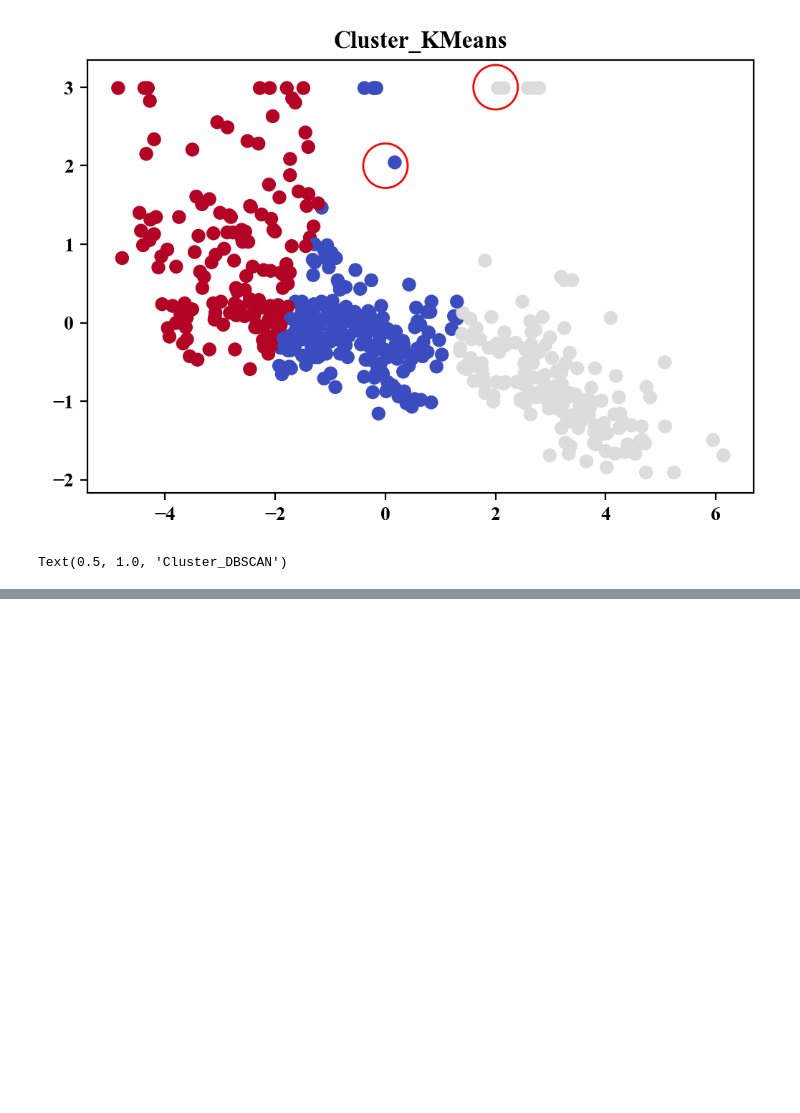
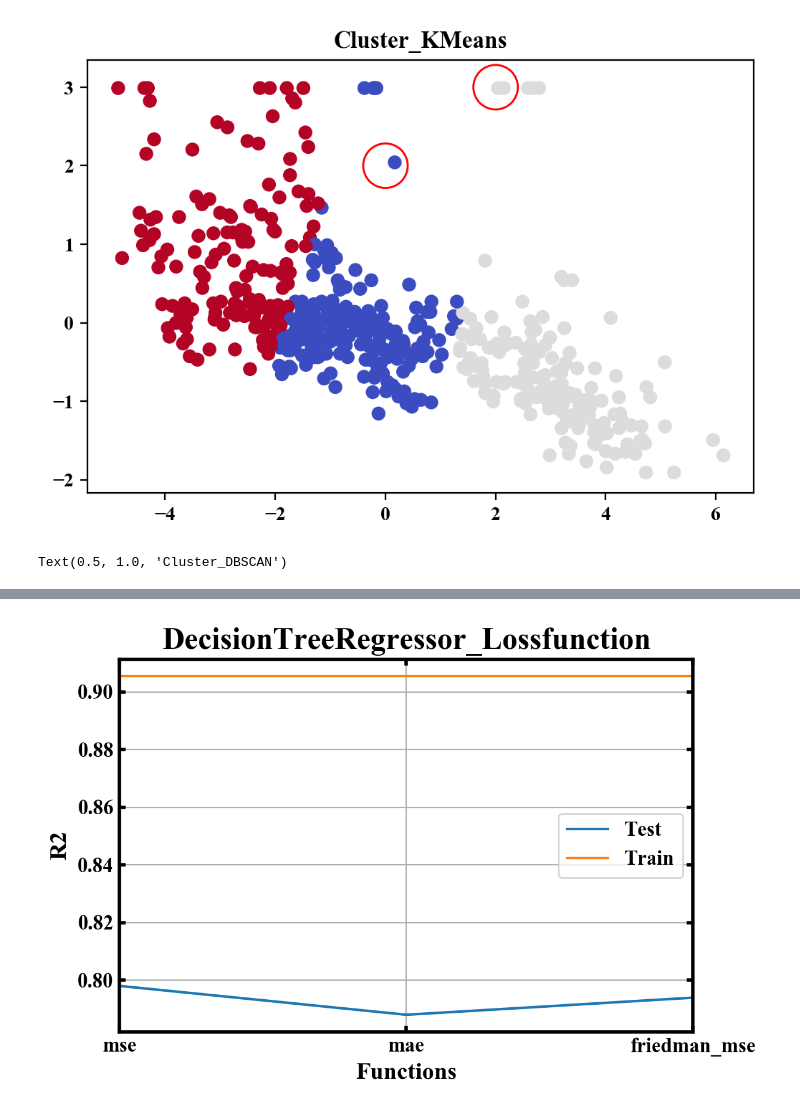
Before and after one commit to Time-Magic/Traning_code, a Jupyter notebook: Boston_parameter.ipynb, the cells around one changed output, grey strips where cells are left out. Cells and saved outputs as stored; diff of their text form; code cells hidden in the pictures; blank space fills up the shorter version.

```diff
--- a/Boston_parameter.ipynb
+++ b/Boston_parameter.ipynb
@@ -72,0 +119,23 @@ Y=np.loadtxt('Boston_txt',delimiter=',')
+# %%
+from matplotlib import pyplot as plt
+from likefunctions_boston import plotlikeconfig,Dtr_lossf
+import numpy as np
+from math import ceil
+C=['mse','mae','friedman_mse']
+number=len(C)
+result=np.zeros(number)
+result_train=np.zeros(number)
+for idx,i in enumerate(C):
+    accuracy,accuracy_train=Dtr_lossf(function=i)
+    result[idx]=accuracy.mean()
+    result_train[idx]=accuracy_train.mean()
+plotlikeconfig(xlabel='Functions',ylabel='R2',title='DecisionTreeRegressor_Lossfunction')
+plt.plot(C,result)
+plt.plot(result_train)
+plt.tick_params(direction='in',width=2,top=True,right=True)
+plt.legend(['Test', 'Train'],fontsize=12)
+plt.grid()
+plt.xlim(0,number-1)
+plt.show()
+# %% [output]
+[figure, added]
```
Also changed, not shown: parts of 5 cells of this notebook, 1 other file.
